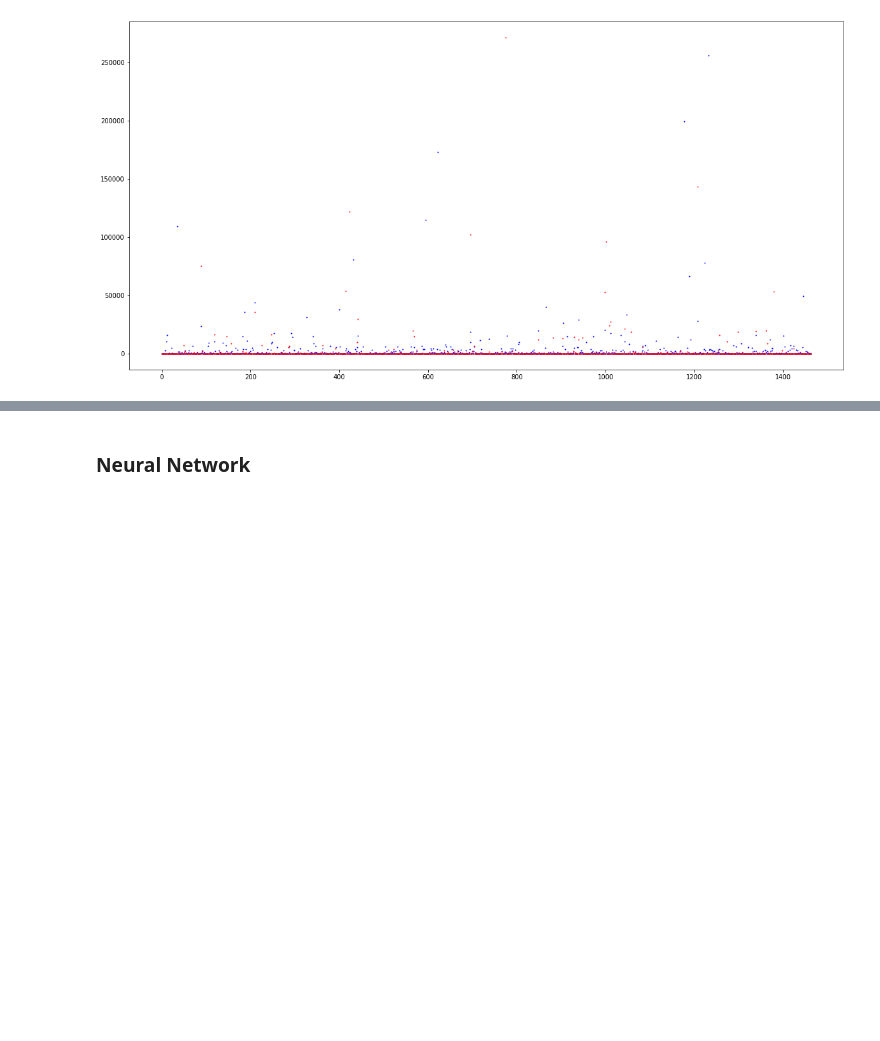
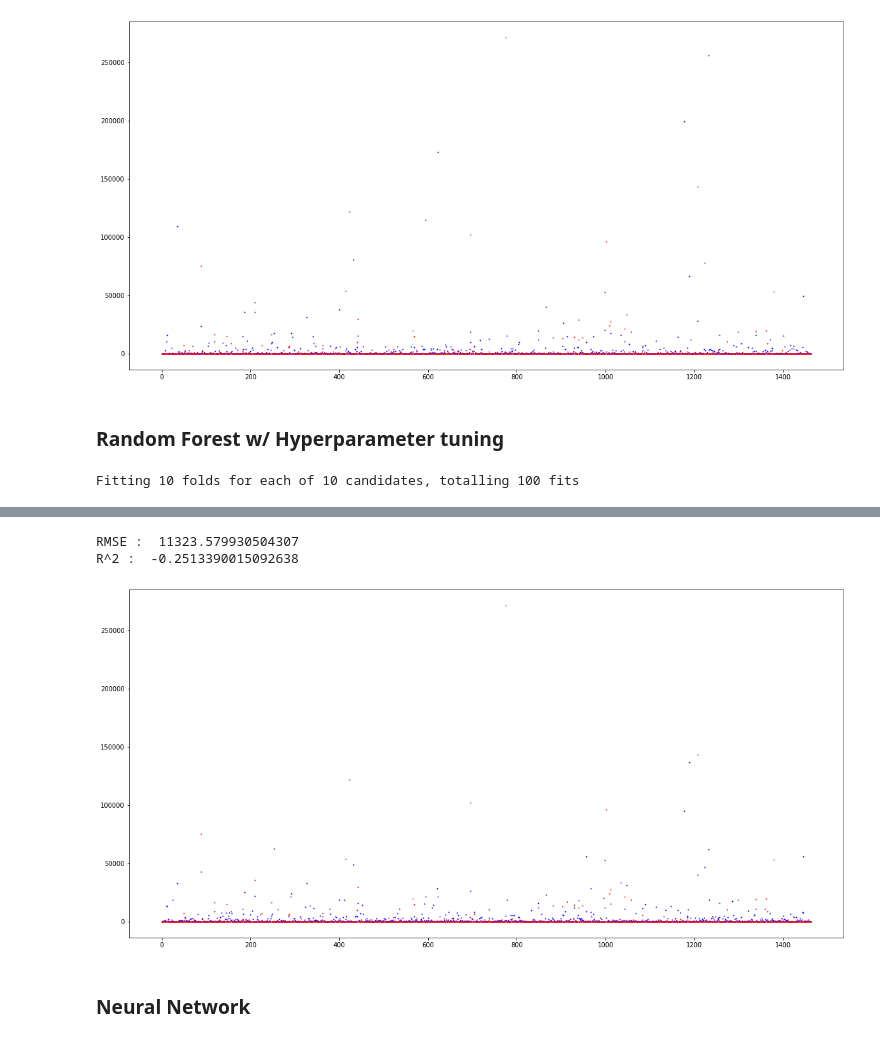
Before and after one commit to Karnak123/youtube-adview-prediction, a Jupyter notebook: youtbe_adview_prediction.ipynb, the cells around one changed output, grey strips where cells are left out. Cells and saved outputs as stored; diff of their text form; code cells hidden in the pictures; blank space fills up the shorter version.

```diff
--- a/youtbe_adview_prediction.ipynb
+++ b/youtbe_adview_prediction.ipynb
@@ -203,3 +203,21 @@ Random Forest
 RMSE :  14867.797228361878
 R^2 :  -1.1572513010585999
 [figure]
+# %% [markdown]
+### Random Forest w/ Hyperparameter tuning
+# %%
+n_estimators = [int(x) for x in np.linspace(50, 300, num = 10)]
+max_features = ['auto', 'sqrt']
+max_depth = [int(x) for x in np.linspace(1, 60, num = 3)]
+min_samples_split = [5, 10]
+
+random_grid = {'n_estimators': n_estimators,
+               'max_features': max_features,
+               'max_depth': max_depth,
+               'min_samples_split': min_samples_split}
+# %%
+rf_random = RandomizedSearchCV(estimator=rf_model, param_distributions = random_grid, n_iter = 10, cv = 10, n_jobs=-1, verbose=1, scoring='neg_mean_squared_error')
+rf_random.fit(X_train, y_train)
+evaluate(X_val, y_val, rf_random.best_estimator_)
+# %% [output]
+Fitting 10 folds for each of 10 candidates, totalling 100 fits
@@ -206,3 +227,6 @@ R^2 :  -1.1572513010585999
+RMSE :  11323.579930504307
+R^2 :  -0.2513390015092638
+[figure, added]
 # %% [markdown]
 ### Neural Network
 # %%
```
Also changed, not shown: parts of 2 cells of this notebook.
